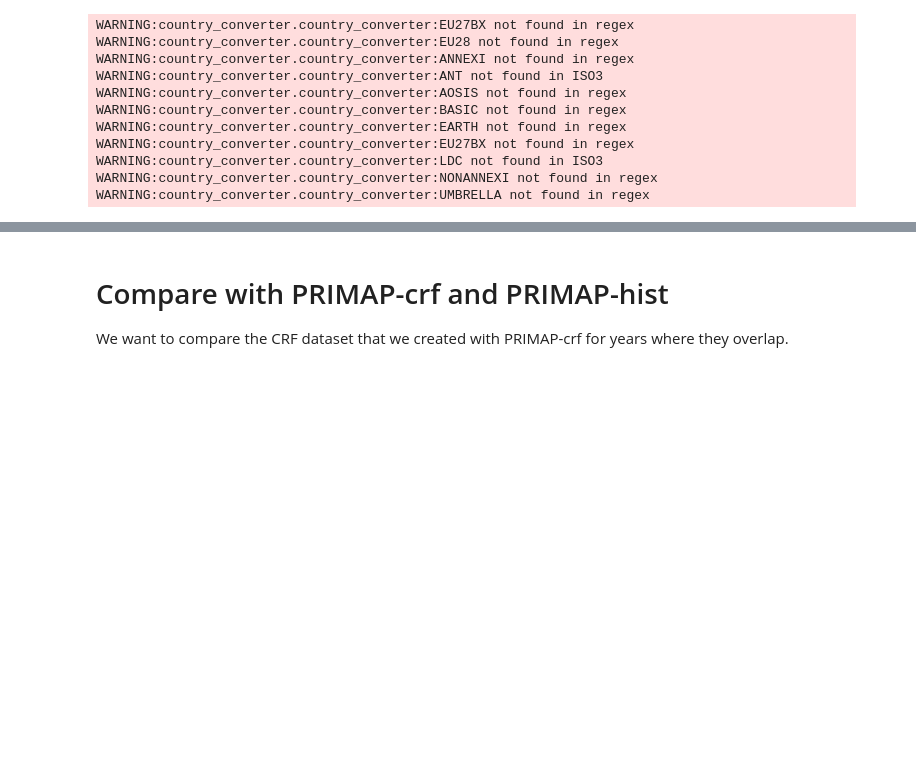
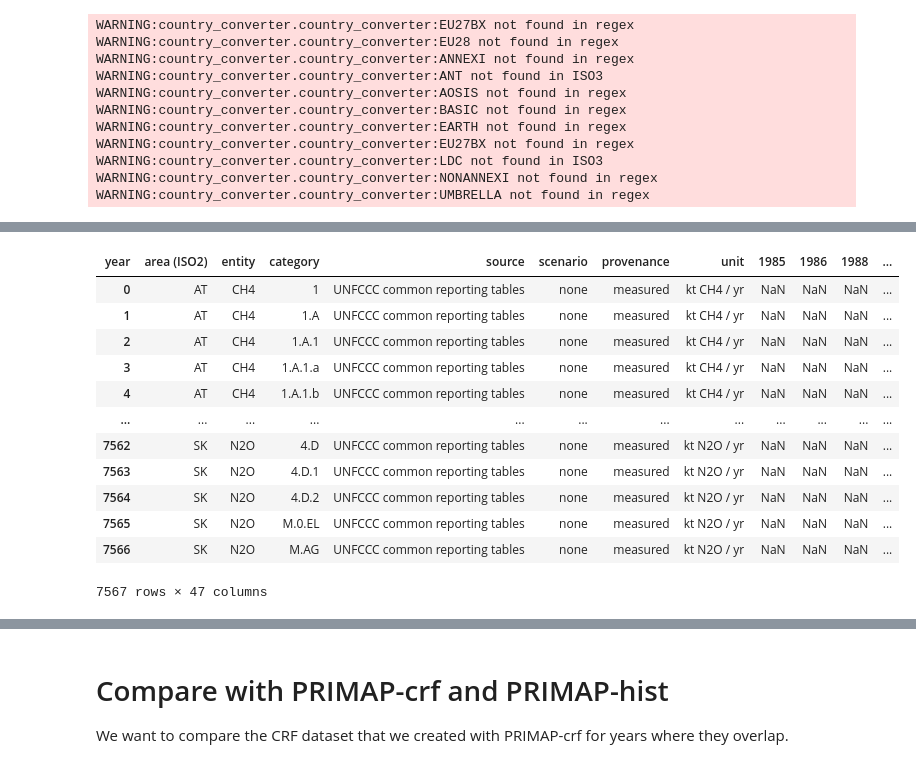
Before and after one commit to wirth-florian/eu-ets-inflation-impact, a Jupyter notebook: code/crf_dataset_creation.ipynb, the cells around one changed output, grey strips where cells are left out. Saved outputs shown, nothing was run; the diff lists cells and outputs as text; code cells hidden in the pictures; blank space fills up the shorter version.

```diff
--- a/code/crf_dataset_creation.ipynb
+++ b/code/crf_dataset_creation.ipynb
@@ -409,0 +436,14 @@ WARNING:country_converter.country_converter:UMBRELLA not found in regex
+# %%
+# get car emissions from the dataframe
+car = (
+    df.loc[df["category"] == "1.A.3.b.i", ["area (ISO2)", "entity"] + years]
+      .melt(id_vars=["area (ISO2)", "entity"], value_vars=years,
+            var_name="year", value_name="car")
+)
+car["year"] = car["year"].astype(int)
+# %%
+
+# create new dataframe and compute residual
+to_fix = car.merge(tra_long, on=["area (ISO2)", "entity", "year"])
+to_fix["residual"] = to_fix["car"] - to_fix["hh"]
+to_fix
@@ -409,0 +464,41 @@ WARNING:country_converter.country_converter:UMBRELLA not found in regex
+# %%
+df.set_index(["area (ISO2)", "entity", "category"], inplace=True)
+df.sort_index(inplace=True)
+
+parents_down  = ["1.A.3.b.i", "1.A.3.b", "1.A.3"]   # branch to decrease
+parents_up    = ["1.A.4.a", "1.A.4"]                # branch to increase
+
+for row in to_fix.itertuples(index=False):
+    # get keys that need to be treated
+    keys_down = [(row[0], row[1], cat) for cat in parents_down]
+    keys_up   = [(row[0], row[1], cat) for cat in parents_up]
+
+    if not all(k in df.index for k in keys_down + keys_up):
+        continue  # skip if any level is missing for this country/gas
+
+    if row.residual < 0:
+        continue
+
+    df.loc[keys_down[0], row.year] = row.hh          # 1.A.3.b.i set to hh value directly
+    for k in keys_down[1:]:                          # 1.A.3.b, 1.A.3 decrease by residual
+        df.loc[k, row.year] -= row.residual
+    for k in keys_up:                                # 1.A.4.a, 1.A.4 increase by residual
+        df.loc[k, row.year] += row.residual
+
+df.reset_index(inplace=True)
+# %%
+df
+# %% [output]
+| year | area (ISO2) | entity | category | source | scenario | provenance | unit | 1985 | 1986 | 1988 | ... |
+| 0 | AT | CH4 | 1 | UNFCCC common reporting tables | none | measured | kt CH4 / yr | NaN | NaN | NaN | ... |
+| 1 | AT | CH4 | 1.A | UNFCCC common reporting tables | none | measured | kt CH4 / yr | NaN | NaN | NaN | ... |
+| 2 | AT | CH4 | 1.A.1 | UNFCCC common reporting tables | none | measured | kt CH4 / yr | NaN | NaN | NaN | ... |
+| 3 | AT | CH4 | 1.A.1.a | UNFCCC common reporting tables | none | measured | kt CH4 / yr | NaN | NaN | NaN | ... |
+| 4 | AT | CH4 | 1.A.1.b | UNFCCC common reporting tables | none | measured | kt CH4 / yr | NaN | NaN | NaN | ... |
+| ... | ... | ... | ... | ... | ... | ... | ... | ... | ... | ... | ... |
+| 7562 | SK | N2O | 4.D | UNFCCC common reporting tables | none | measured | kt N2O / yr | NaN | NaN | NaN | ... |
+| 7563 | SK | N2O | 4.D.1 | UNFCCC common reporting tables | none | measured | kt N2O / yr | NaN | NaN | NaN | ... |
+| 7564 | SK | N2O | 4.D.2 | UNFCCC common reporting tables | none | measured | kt N2O / yr | NaN | NaN | NaN | ... |
+| 7565 | SK | N2O | M.0.EL | UNFCCC common reporting tables | none | measured | kt N2O / yr | NaN | NaN | NaN | ... |
+| 7566 | SK | N2O | M.AG | UNFCCC common reporting tables | none | measured | kt N2O / yr | NaN | NaN | NaN | ... |
+7567 rows × 47 columns
```
Also changed, not shown: parts of 13 cells of this notebook, 26 other files.
